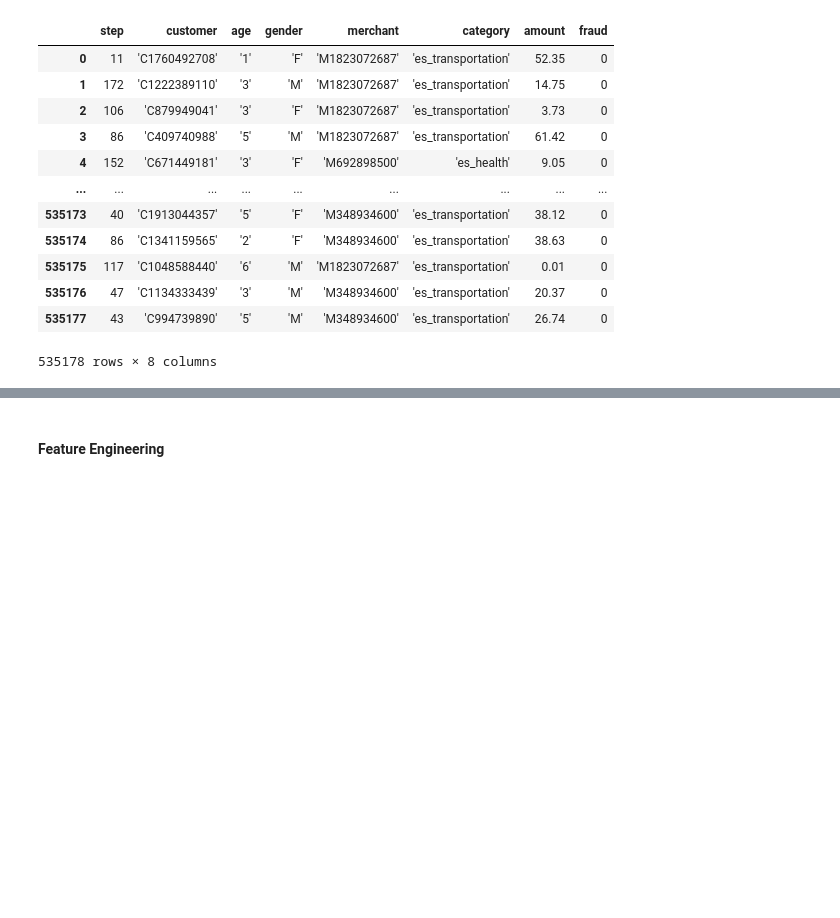
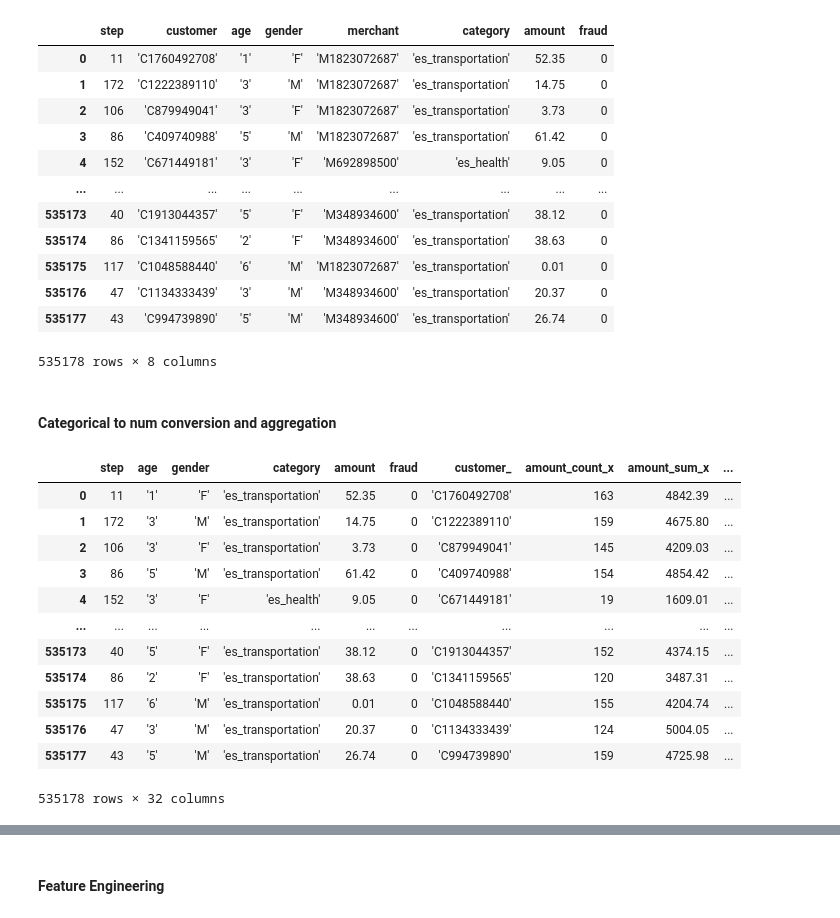
Before and after one commit to Rmp2404/HSBC_DSML_Hackathon_2025, a Jupyter notebook: DS_ML.ipynb, the cells around one changed output, grey strips where cells are left out. Cells and saved outputs as stored; diff of their text form; code cells hidden in the pictures; blank space fills up the shorter version.

```diff
--- a/DS_ML.ipynb
+++ b/DS_ML.ipynb
@@ -150,0 +153,41 @@ df
+# %% [markdown]
+#### Categorical to num conversion and aggregation
+# %%
+customer_agg = df_copy.groupby('customer').agg({
+    'amount': ['count', 'sum', 'mean', 'max', 'min', 'std'],
+    'step': ['mean', 'max', 'min', 'std'],
+    'fraud': ['sum', 'mean'],  # sum = total frauds, mean = fraud rate
+}).reset_index()
+
+# Flatten column names
+customer_agg.columns = ['_'.join(col).strip() if isinstance(col, tuple) else col for col in customer_agg.columns]
+# %%
+merchant_agg = df_copy.groupby('merchant').agg({
+    'amount': ['count', 'sum', 'mean', 'max', 'min', 'std'],
+    'step': ['mean', 'max', 'min', 'std'],
+    'fraud': ['sum', 'mean'],  # fraud count and rate
+}).reset_index()
+
+# Flatten column names
+merchant_agg.columns = ['_'.join(col).strip() if isinstance(col, tuple) else col for col in merchant_agg.columns]
+# %%
+df_copy = df_copy.merge(customer_agg, left_on='customer', right_on='customer_', how='left')
+df_copy = df_copy.merge(merchant_agg, left_on='merchant', right_on='merchant_', how='left')
+# %%
+df_copy.drop(columns=['customer', 'merchant'], inplace=True)
+# %%
+df_copy
+# %% [output]
+|  | step | age | gender | category | amount | fraud | customer_ | amount_count_x | amount_sum_x | ... |
+| 0 | 11 | '1' | 'F' | 'es_transportation' | 52.35 | 0 | 'C1760492708' | 163 | 4842.39 | ... |
+| 1 | 172 | '3' | 'M' | 'es_transportation' | 14.75 | 0 | 'C1222389110' | 159 | 4675.80 | ... |
+| 2 | 106 | '3' | 'F' | 'es_transportation' | 3.73 | 0 | 'C879949041' | 145 | 4209.03 | ... |
+| 3 | 86 | '5' | 'M' | 'es_transportation' | 61.42 | 0 | 'C409740988' | 154 | 4854.42 | ... |
+| 4 | 152 | '3' | 'F' | 'es_health' | 9.05 | 0 | 'C671449181' | 19 | 1609.01 | ... |
+| ... | ... | ... | ... | ... | ... | ... | ... | ... | ... | ... |
+| 535173 | 40 | '5' | 'F' | 'es_transportation' | 38.12 | 0 | 'C1913044357' | 152 | 4374.15 | ... |
+| 535174 | 86 | '2' | 'F' | 'es_transportation' | 38.63 | 0 | 'C1341159565' | 120 | 3487.31 | ... |
+| 535175 | 117 | '6' | 'M' | 'es_transportation' | 0.01 | 0 | 'C1048588440' | 155 | 4204.74 | ... |
+| 535176 | 47 | '3' | 'M' | 'es_transportation' | 20.37 | 0 | 'C1134333439' | 124 | 5004.05 | ... |
+| 535177 | 43 | '5' | 'M' | 'es_transportation' | 26.74 | 0 | 'C994739890' | 159 | 4725.98 | ... |
+535178 rows × 32 columns
```
Also changed, not shown: parts of 19 cells of this notebook.
